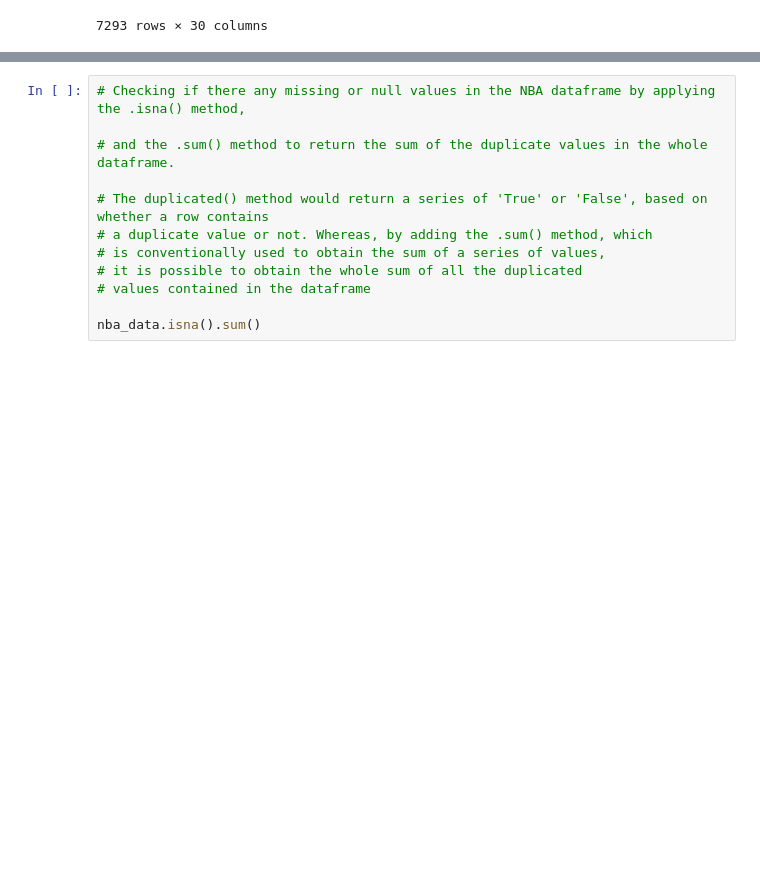
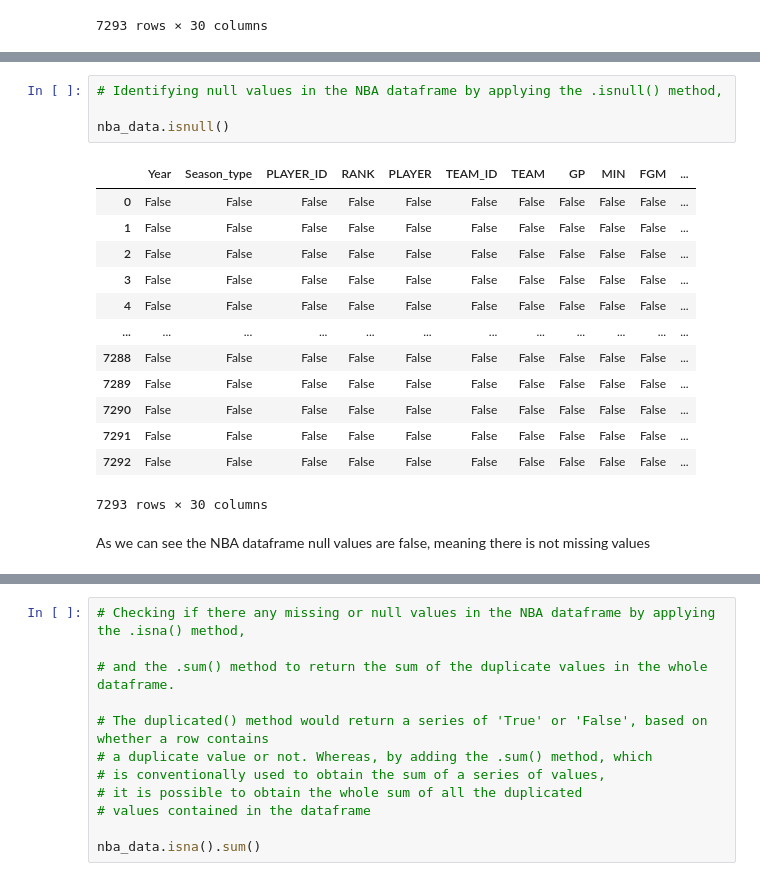
Before and after one commit to 2014222-student-cct-ie/2024--Semester-2--CA1, a Jupyter notebook: Part 2 - Semester 2 CA-01 -2024 - 2014222.ipynb, the cells around one changed output, grey strips where cells are left out. Saved outputs shown, nothing was run; the diff lists cells and outputs as text; blank space fills up the shorter version.

```diff
--- a/Part 2 - Semester 2 CA-01 -2024 - 2014222.ipynb
+++ b/Part 2 - Semester 2 CA-01 -2024 - 2014222.ipynb
@@ -47,0 +140,20 @@ nba_data
+# %%
+# Identifying null values in the NBA dataframe by applying the .isnull() method,
+
+nba_data.isnull()
+# %% [output]
+|  | Year | Season_type | PLAYER_ID | RANK | PLAYER | TEAM_ID | TEAM | GP | MIN | FGM | ... |
+| 0 | False | False | False | False | False | False | False | False | False | False | ... |
+| 1 | False | False | False | False | False | False | False | False | False | False | ... |
+| 2 | False | False | False | False | False | False | False | False | False | False | ... |
+| 3 | False | False | False | False | False | False | False | False | False | False | ... |
+| 4 | False | False | False | False | False | False | False | False | False | False | ... |
+| ... | ... | ... | ... | ... | ... | ... | ... | ... | ... | ... | ... |
+| 7288 | False | False | False | False | False | False | False | False | False | False | ... |
+| 7289 | False | False | False | False | False | False | False | False | False | False | ... |
+| 7290 | False | False | False | False | False | False | False | False | False | False | ... |
+| 7291 | False | False | False | False | False | False | False | False | False | False | ... |
+| 7292 | False | False | False | False | False | False | False | False | False | False | ... |
+7293 rows × 30 columns
+# %% [markdown]
+As we can see the NBA dataframe null values are false, meaning there is not missing values
```
Also changed, not shown: parts of 21 cells of this notebook.
